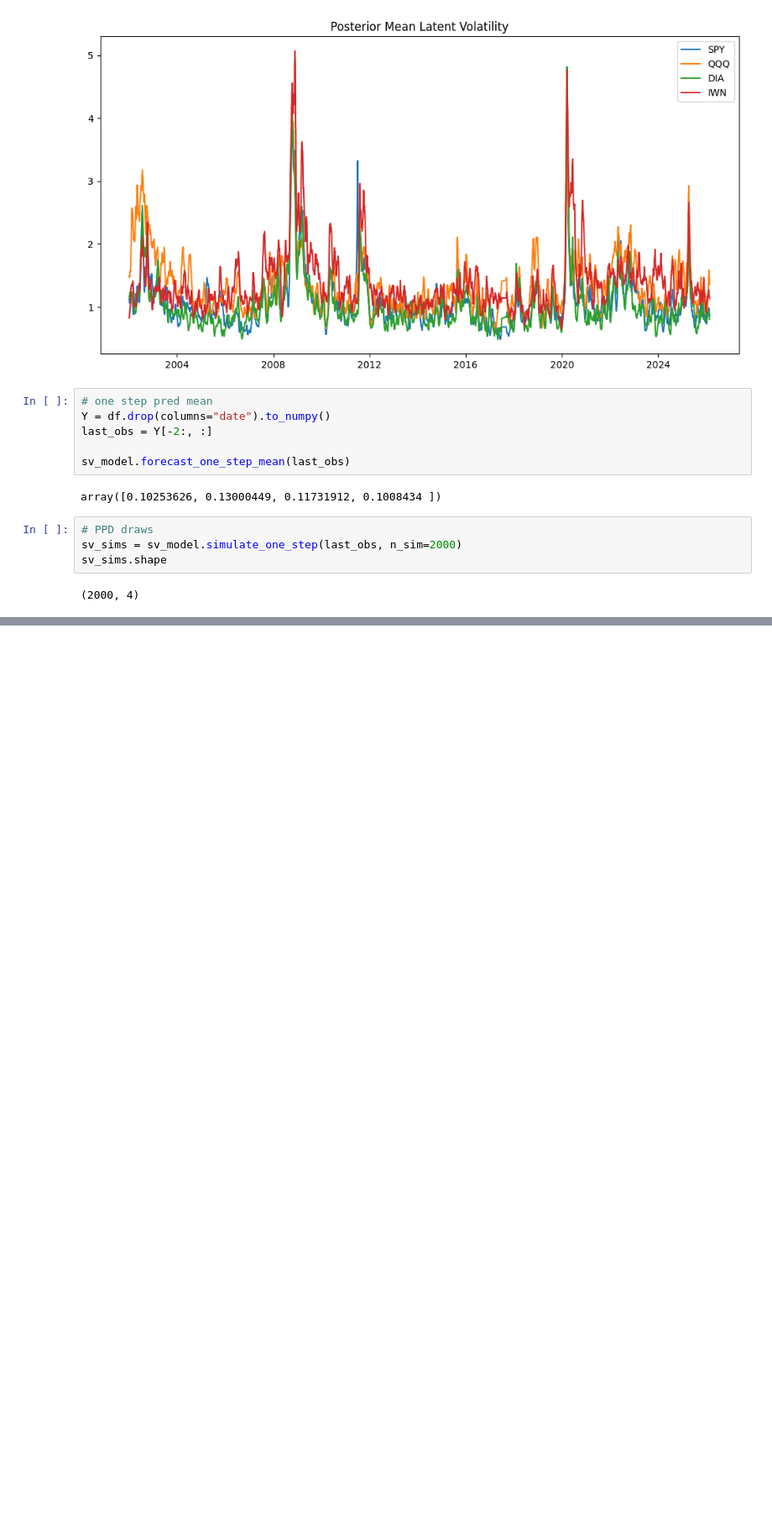
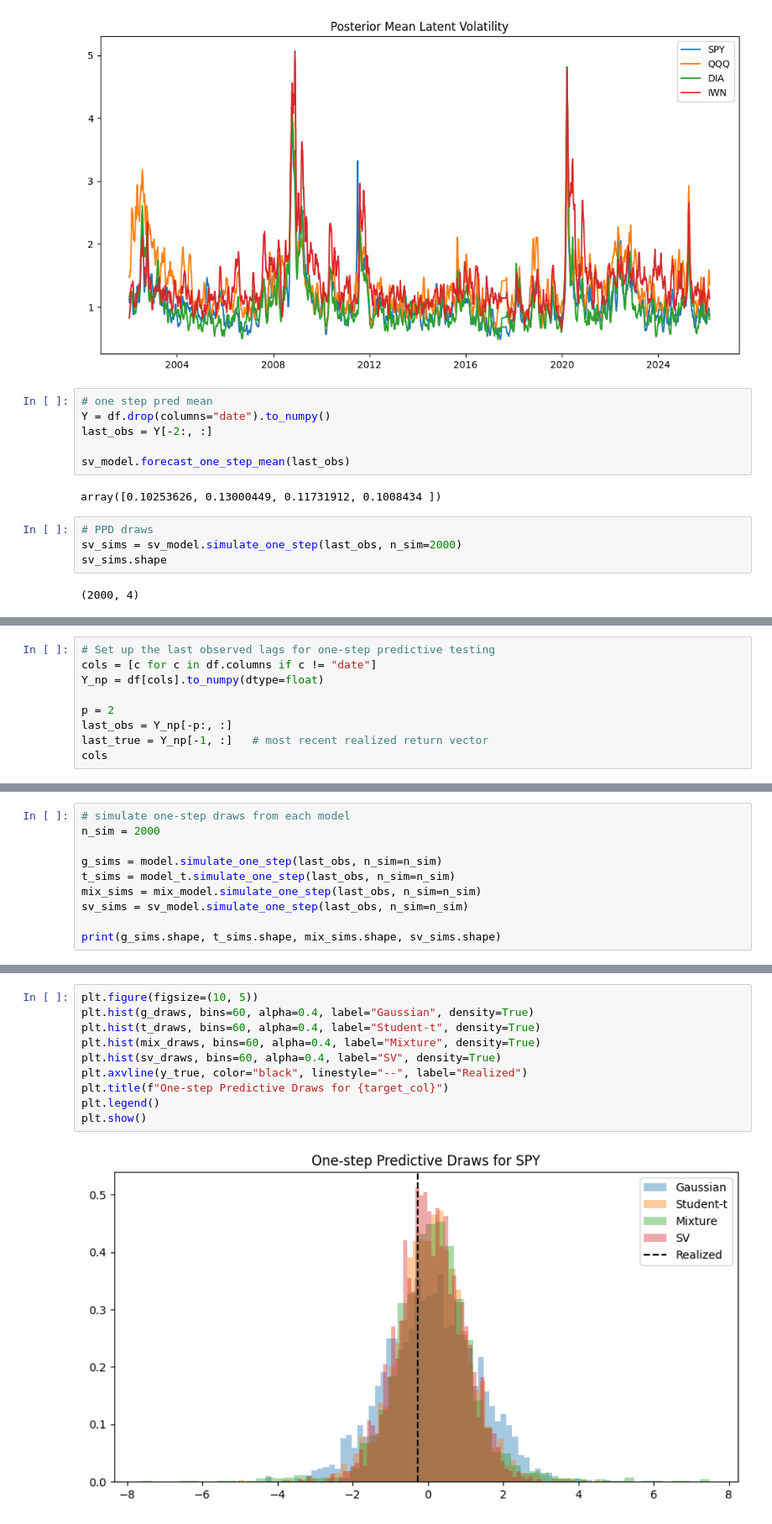
Before and after one commit to JonathanMa03/pmlproject-MaZhuTao-SP26, a Jupyter notebook: models_notebook.ipynb, the cells around one changed output, grey strips where cells are left out. Shown at 84% size. Drawn from its saved outputs; the diff is of its cells as text; blank space fills up the shorter version.

```diff
--- a/models_notebook.ipynb
+++ b/models_notebook.ipynb
@@ -495,0 +523,9 @@ sv_sims.shape
+# %%
+# Set up the last observed lags for one-step predictive testing
+cols = [c for c in df.columns if c != "date"]
+Y_np = df[cols].to_numpy(dtype=float)
+
+p = 2
+last_obs = Y_np[-p:, :]
+last_true = Y_np[-1, :]   # most recent realized return vector
+cols
@@ -495,0 +534,10 @@ sv_sims.shape
+# %%
+# simulate one-step draws from each model
+n_sim = 2000
+
+g_sims = model.simulate_one_step(last_obs, n_sim=n_sim)
+t_sims = model_t.simulate_one_step(last_obs, n_sim=n_sim)
+mix_sims = mix_model.simulate_one_step(last_obs, n_sim=n_sim)
+sv_sims = sv_model.simulate_one_step(last_obs, n_sim=n_sim)
+
+print(g_sims.shape, t_sims.shape, mix_sims.shape, sv_sims.shape)
@@ -495,0 +620,12 @@ sv_sims.shape
+# %%
+plt.figure(figsize=(10, 5))
+plt.hist(g_draws, bins=60, alpha=0.4, label="Gaussian", density=True)
+plt.hist(t_draws, bins=60, alpha=0.4, label="Student-t", density=True)
+plt.hist(mix_draws, bins=60, alpha=0.4, label="Mixture", density=True)
+plt.hist(sv_draws, bins=60, alpha=0.4, label="SV", density=True)
+plt.axvline(y_true, color="black", linestyle="--", label="Realized")
+plt.title(f"One-step Predictive Draws for {target_col}")
+plt.legend()
+plt.show()
+# %% [output]
+[figure, added]
```
Also changed, not shown: parts of 20 cells of this notebook, 4 other files.
